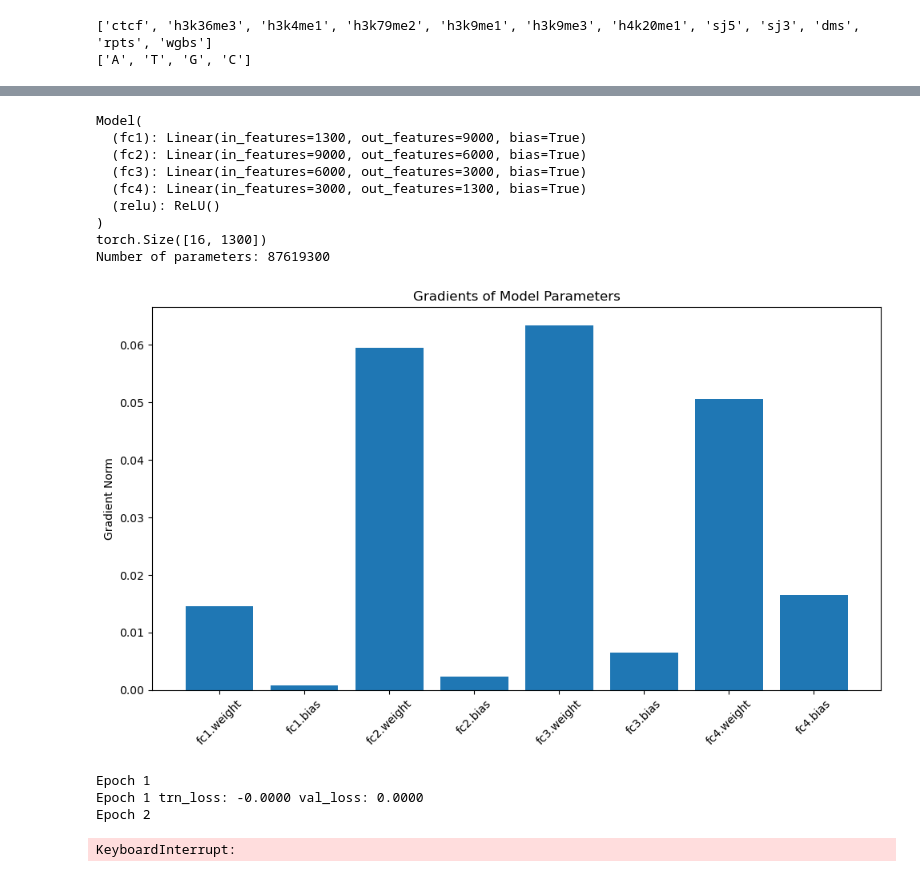
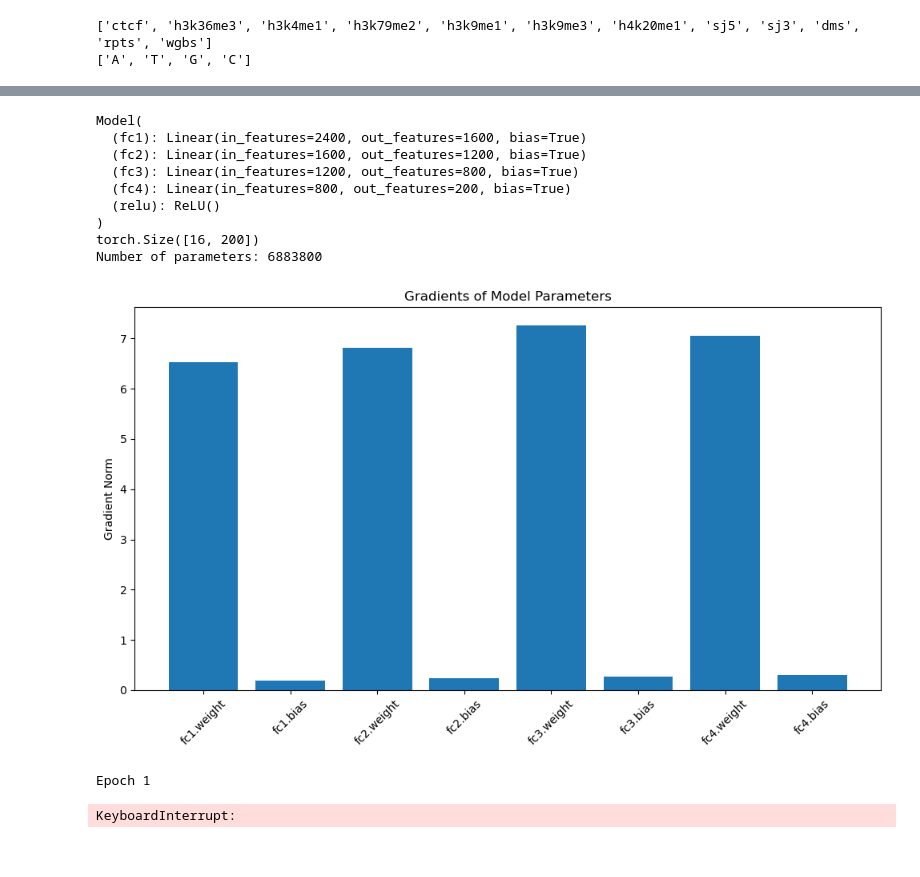
Before and after one commit to rebeccaHassett/RNA_Transcription_NN, a Jupyter notebook: rna_transcription_cnn.ipynb, the cells around one changed output, grey strips where cells are left out. Saved outputs shown, nothing was run; the diff lists cells and outputs as text; code cells hidden in the pictures.

```diff
--- a/rna_transcription_cnn.ipynb
+++ b/rna_transcription_cnn.ipynb
@@ -108,6 +107,7 @@ tstdl = DataLoader(tstset, batch_size=16, shuffle=False)
 valdl = DataLoader(valset, batch_size=16, shuffle=False)
 # %%
 import torch.nn as nn
+import torch.nn.init as init
 
 conv_kernel_size=10
 final_output_channel = 128
@@ -117,58 +117,65 @@ linear_input = final_output_channel * (sequence_len - (2 * (conv_kernel_size - 1
 class Model(nn.Module):
     def __init__(self):
        super(Model, self).__init__()
-       self.fc1 = nn.Linear(200, 1200)
-       self.fc2 = nn.Linear(1200, 600)
-       self.fc3 = nn.Linear(600, 400)
-       self.fc4 = nn.Linear(400, 200)
+       self.fc1 = nn.Linear(2400, 1600)
+       self.fc2 = nn.Linear(1600, 1200)
+       self.fc3 = nn.Linear(1200, 800)
+       self.fc4 = nn.Linear(800, 200)
        self.relu = nn.ReLU()
+
+       # Initialize weights using He initialization for each linear layer
+       init.kaiming_normal_(self.fc1.weight, mode='fan_in', nonlinearity='relu')
+       init.kaiming_normal_(self.fc2.weight, mode='fan_in', nonlinearity='relu')
+       init.kaiming_normal_(self.fc3.weight, mode='fan_in', nonlinearity='relu')
+       init.kaiming_normal_(self.fc4.weight, mode='fan_in', nonlinearity='relu')
+
     def forward(self, x):
         x = x.view(x.size(0), -1)
         x = self.relu(self.fc1(x))
         x = self.relu(self.fc2(x))
         x = self.relu(self.fc3(x))
-        x = self.relu(self.fc4(x))
+        x = torch.exp(self.fc4(x)) # ensures all values are positive
         return x
 
 # input size: [16, 12, 200]
 model = Model()
 print(model)
 
-arr = torch.randn((16,200))#12,200))
+arr = torch.randn((16,12,200))
 print(model(arr).shape)
 nparm = sum(p.numel() for p in model.parameters() if p.requires_grad)
 print("Number of parameters: " + str(nparm))
 
 output = model(arr)
 
 # Compute gradients
 output.mean().backward()
 
 # Plot gradients
 gradient_list = []
 parameter_names = []
 
 for name, param in model.named_parameters():
     if param.grad is not None:
         gradient_list.append(param.grad.norm().item())
         parameter_names.append(name)
 
 plt.figure(figsize=(10, 6))
 plt.bar(parameter_names, gradient_list)
 plt.ylabel('Gradient Norm')
 plt.title('Gradients of Model Parameters')
 plt.xticks(rotation=45)
 plt.tight_layout()
 plt.show()
 # %% [output]
 Model(
-  (fc1): Linear(in_features=1300, out_features=9000, bias=True)
-  (fc2): Linear(in_features=9000, out_features=6000, bias=True)
-  (fc3): Linear(in_features=6000, out_features=3000, bias=True)
-  (fc4): Linear(in_features=3000, out_features=1300, bias=True)
+  (fc1): Linear(in_features=2400, out_features=1600, bias=True)
+  (fc2): Linear(in_features=1600, out_features=1200, bias=True)
+  (fc3): Linear(in_features=1200, out_features=800, bias=True)
+  (fc4): Linear(in_features=800, out_features=200, bias=True)
   (relu): ReLU()
 )
-torch.Size([16, 1300])
-Number of parameters: 87619300
+torch.Size([16, 200])
+Number of parameters: 6883800
-[figure, old version]
+[figure, new version]
 # %%
@@ -265,7 +280,7 @@ def plot_data(targets, outputs):
 import torch.optim as optim
 import torch.optim.lr_scheduler as lr_scheduler
 
-optimizer = optim.Adam(model.parameters(), lr=0.01)
+optimizer = optim.Adam(model.parameters(), lr=0.001)
 
 scheduler = lr_scheduler.StepLR(optimizer, step_size=30, gamma=0.1)
 
@@ -282,10 +297,10 @@ for epoch in range(num_epochs):
     model.train()
     for batch in trndl:
         optimizer.zero_grad()
-        #Y_ji_batch = batch['Y_ji']
+        Y_ji_batch = batch['Y_ji']
         X_ji_batch = batch['X_ji']
         C_j_batch = batch['C_j']
-        outputs = model(X_ji_batch)
+        outputs = model(Y_ji_batch)
         loss = loss_fn(X_ji_batch, C_j_batch, outputs)
         #loss = loss_fn(batch['Z_ji'], outputs)
         loss.backward()
@@ -313,8 +328,6 @@ for epoch in range(num_epochs):
           f'{loss_hist_valid[epoch]:.4f}')
 # %% [output]
 Epoch 1
-Epoch 1 trn_loss: -0.0000 val_loss: 0.0000
-Epoch 2
 KeyboardInterrupt:
 # %%
 from matplotlib import pyplot as plt
```
Also changed, not shown: parts of 8 cells of this notebook.
